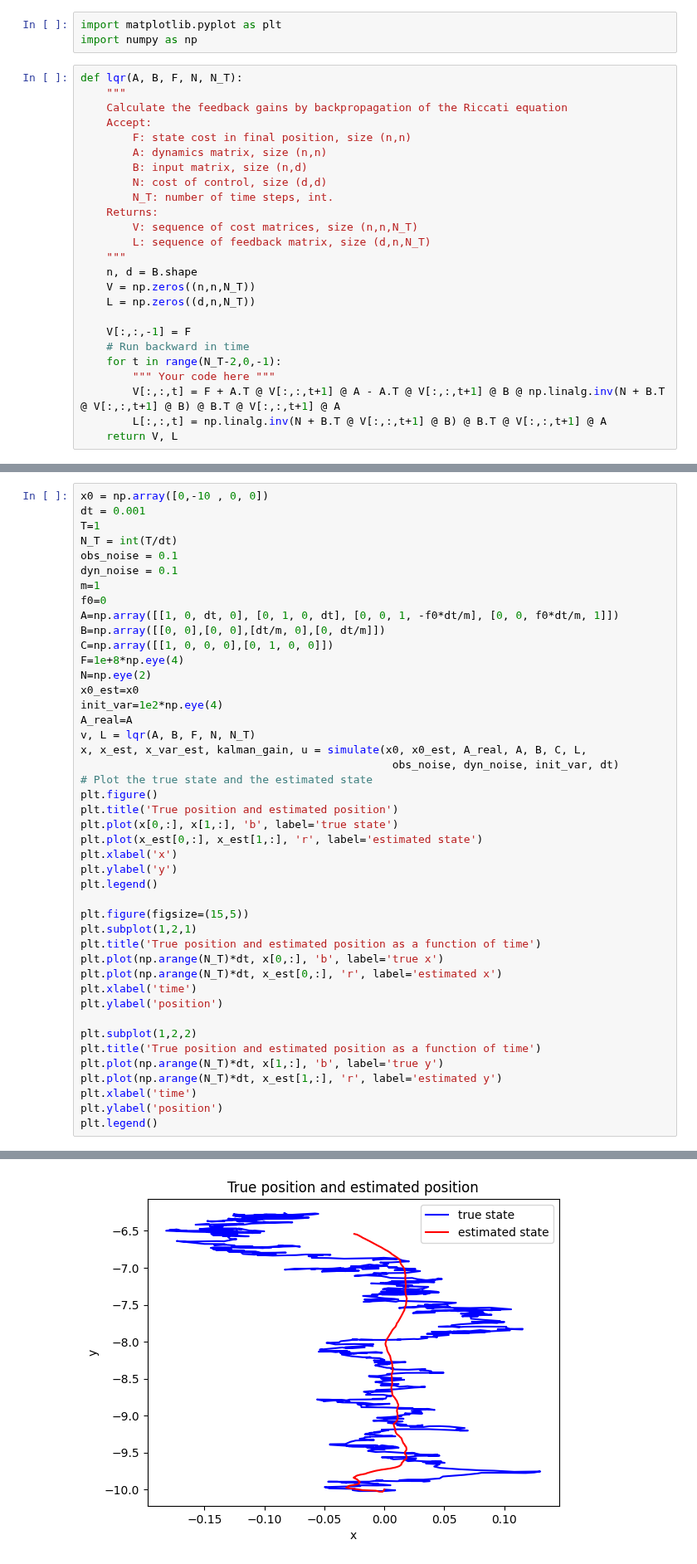
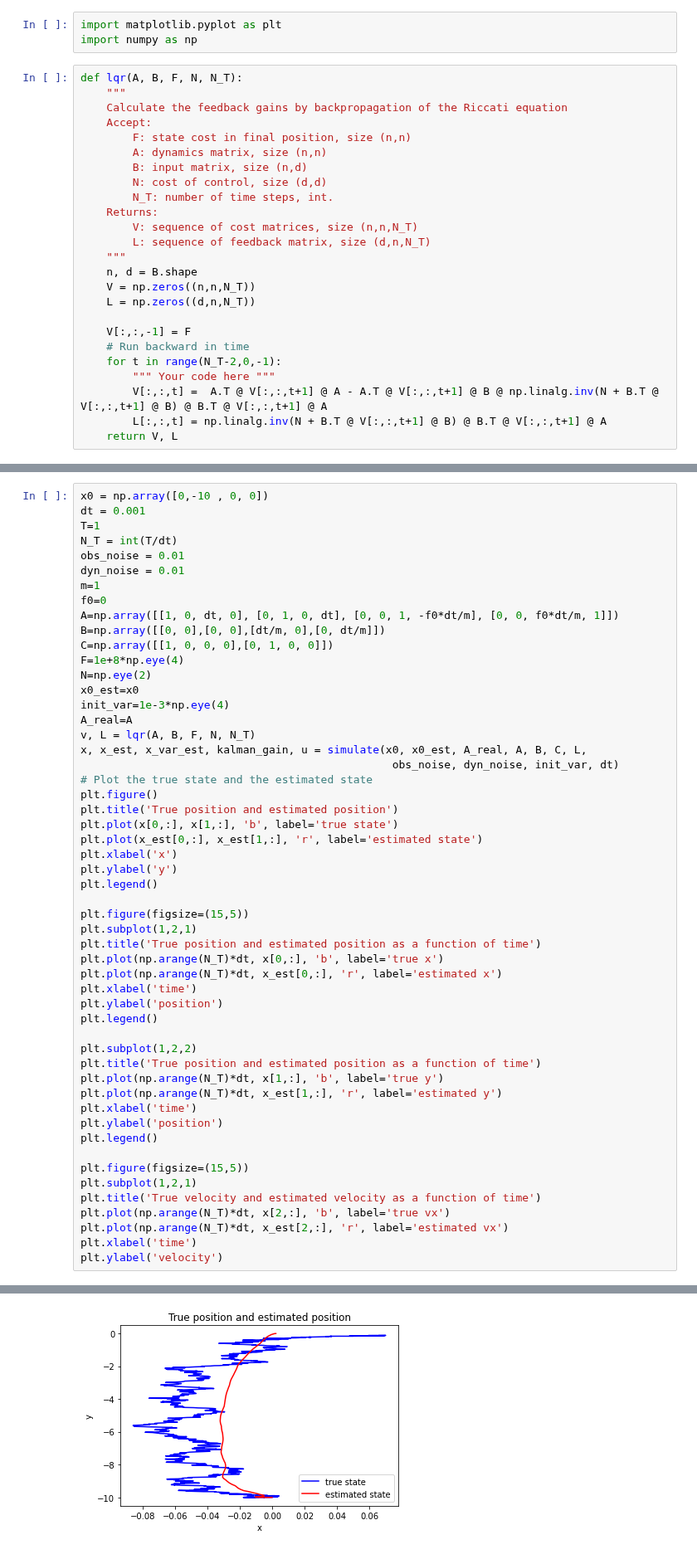
Before and after one commit to Erfan7bt/MHBF, a Jupyter notebook: AT-motor control II/lqr_skeleton.ipynb, the cells around one changed output, grey strips where cells are left out. Shown at 83% size. Cells and saved outputs as stored; diff of their text form.

```diff
--- a/AT-motor control II/lqr_skeleton.ipynb
+++ b/AT-motor control II/lqr_skeleton.ipynb
@@ -23,7 +23,7 @@ def lqr(A, B, F, N, N_T):
     # Run backward in time
     for t in range(N_T-2,0,-1):
         """ Your code here """
-        V[:,:,t] = F + A.T @ V[:,:,t+1] @ A - A.T @ V[:,:,t+1] @ B @ np.linalg.inv(N + B.T @ V[:,:,t+1] @ B) @ B.T @ V[:,:,t+1] @ A
+        V[:,:,t] =  A.T @ V[:,:,t+1] @ A - A.T @ V[:,:,t+1] @ B @ np.linalg.inv(N + B.T @ V[:,:,t+1] @ B) @ B.T @ V[:,:,t+1] @ A
         L[:,:,t] = np.linalg.inv(N + B.T @ V[:,:,t+1] @ B) @ B.T @ V[:,:,t+1] @ A
     return V, L
 # %%
@@ -87,8 +87,8 @@ x0 = np.array([0,-10 , 0, 0])
 dt = 0.001
 T=1
 N_T = int(T/dt)
-obs_noise = 0.1
-dyn_noise = 0.1
+obs_noise = 0.01
+dyn_noise = 0.01
 m=1
 f0=0
 A=np.array([[1, 0, dt, 0], [0, 1, 0, dt], [0, 0, 1, -f0*dt/m], [0, 0, f0*dt/m, 1]])
@@ -97,7 +97,7 @@ C=np.array([[1, 0, 0, 0],[0, 1, 0, 0]])
 F=1e+8*np.eye(4)
 N=np.eye(2)
 x0_est=x0
-init_var=1e2*np.eye(4)
+init_var=1e-3*np.eye(4)
 A_real=A
 v, L = lqr(A, B, F, N, N_T)
 x, x_est, x_var_est, kalman_gain, u = simulate(x0, x0_est, A_real, A, B, C, L,
@@ -118,6 +118,7 @@ plt.plot(np.arange(N_T)*dt, x[0,:], 'b', label='true x')
 plt.plot(np.arange(N_T)*dt, x_est[0,:], 'r', label='estimated x')
 plt.xlabel('time')
 plt.ylabel('position')
+plt.legend()
 
 plt.subplot(1,2,2)
 plt.title('True position and estimated position as a function of time')
@@ -126,4 +127,12 @@ plt.plot(np.arange(N_T)*dt, x_est[1,:], 'r', label='estimated y')
 plt.xlabel('time')
 plt.ylabel('position')
 plt.legend()
+
+plt.figure(figsize=(15,5))
+plt.subplot(1,2,1)
+plt.title('True velocity and estimated velocity as a function of time')
+plt.plot(np.arange(N_T)*dt, x[2,:], 'b', label='true vx')
+plt.plot(np.arange(N_T)*dt, x_est[2,:], 'r', label='estimated vx')
+plt.xlabel('time')
+plt.ylabel('velocity')
 # %% [output]
@@ -131 +140 @@ plt.legend()
-[figure, old version]
+[figure, new version]
```
Also changed, not shown: parts of 1 cell of this notebook.
